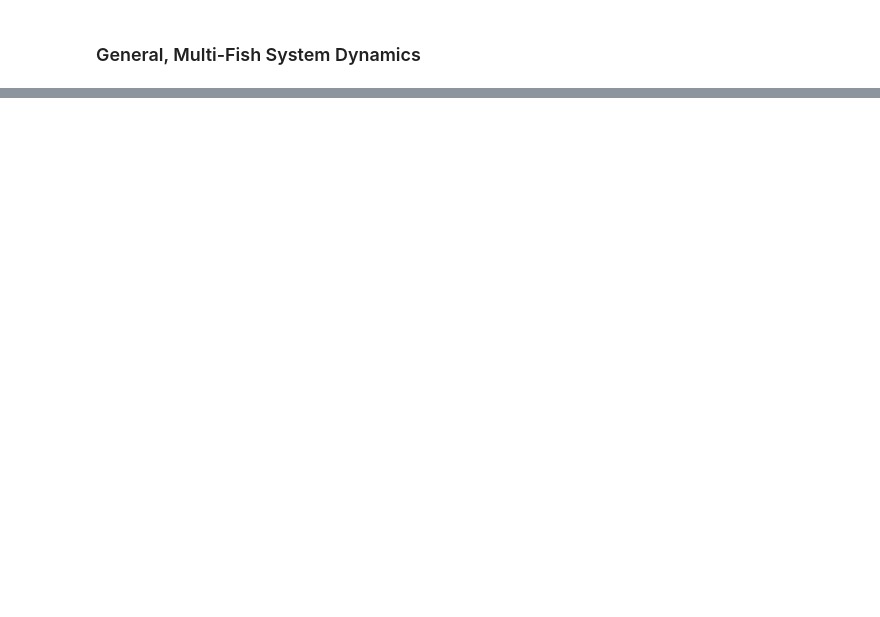
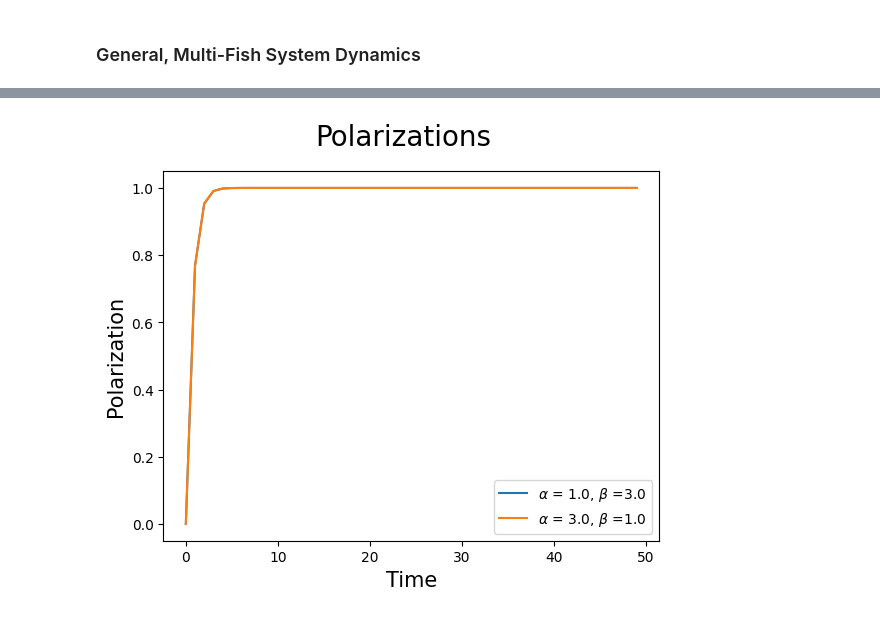
Before and after one commit to BasisResearch/chirho_diffeqpy, a Jupyter notebook: scratch/palkas_notebook.ipynb, the cells around one changed output, grey strips where cells are left out. Saved outputs shown, nothing was run; the diff lists cells and outputs as text; code cells hidden in the pictures; blank space fills up the shorter version.

```diff
--- a/scratch/palkas_notebook.ipynb
+++ b/scratch/palkas_notebook.ipynb
@@ -135,3 +232,12 @@ def polarization_fn(theta):
     theta = theta.T
     assert theta.shape[-1] == 2, "Multi-fish polarization is not yet implemented!"
     return torch.sqrt((1 + torch.cos(theta[...,0] - theta[...,1]))/2)
+# %%
+polarizations = {
+    rf"$\alpha$ = {copy_coefs13[0]}, $\beta$ ={copy_coefs13[1]}" : polarization_fn(traj13['thetas']),
+    rf"$\alpha$ = {copy_coefs31[0]}, $\beta$ ={copy_coefs31[1]}"  : polarization_fn(traj31['thetas'])
+}
+
+plot_experiments(trajectories={}, polarizations=polarizations)
+# %% [output]
+[figure, added]
```
Also changed, not shown: parts of 43 cells of this notebook.
